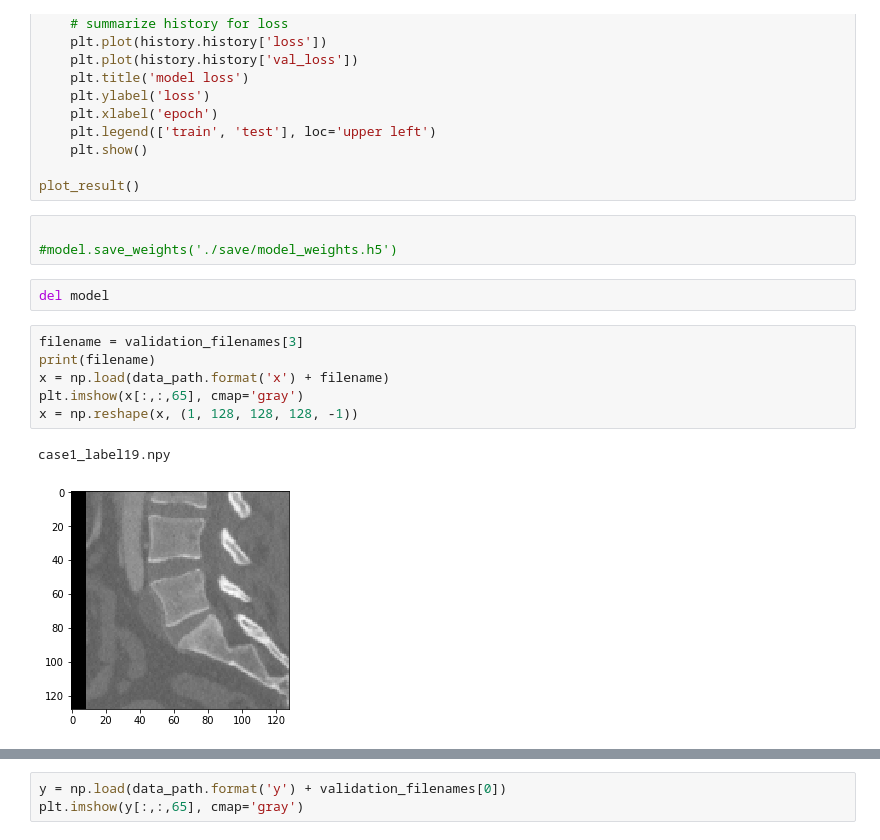
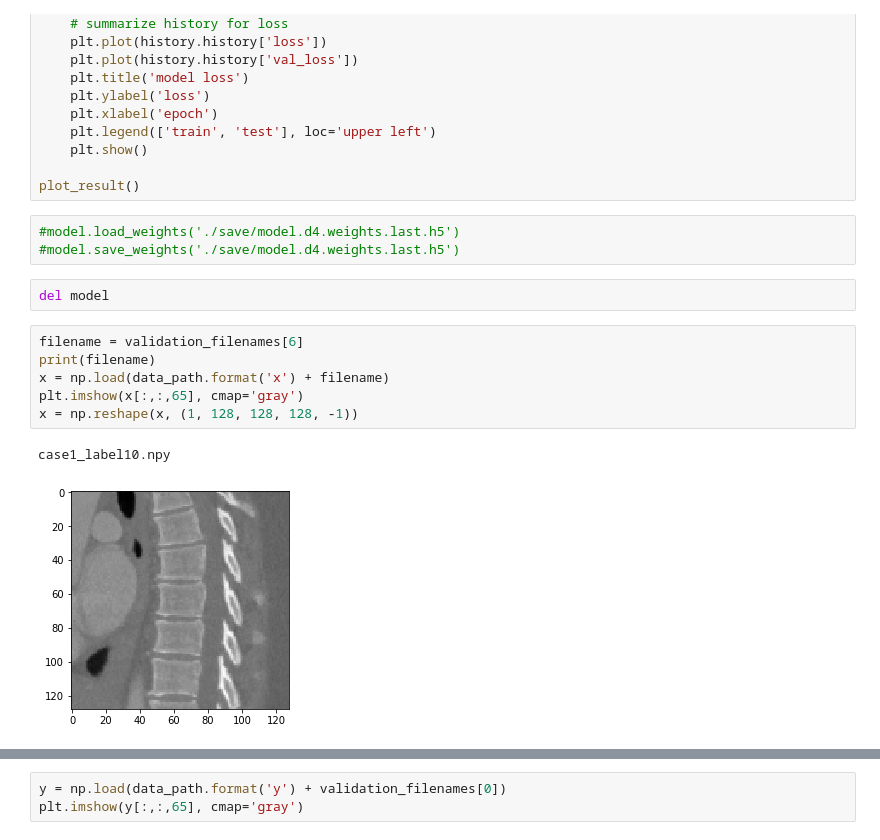
Before and after one commit to ianchen1015/spine, a Jupyter notebook: segmentation/segmentation_new.ipynb, the cells around one changed output, grey strips where cells are left out. Cells and saved outputs as stored; diff of their text form.

```diff
--- a/segmentation/segmentation_new.ipynb
+++ b/segmentation/segmentation_new.ipynb
@@ -232,20 +273,20 @@ def plot_result():
     plt.show()
 
 plot_result()
-# %%
-
-#model.save_weights('./save/model_weights.h5')
+# %%
+#model.load_weights('./save/model.d4.weights.last.h5')
+#model.save_weights('./save/model.d4.weights.last.h5')
 # %%
 del model
 # %%
-filename = validation_filenames[3]
+filename = validation_filenames[6]
 print(filename)
 x = np.load(data_path.format('x') + filename)
 plt.imshow(x[:,:,65], cmap='gray')
 x = np.reshape(x, (1, 128, 128, 128, -1))
 # %% [output]
-case1_label19.npy
+case1_label10.npy
-[figure, old version]
+[figure, new version]
 # %%
 y = model.predict(x)
 print(y.shape)
```
Also changed, not shown: parts of 3 cells of this notebook, 2 other files.
